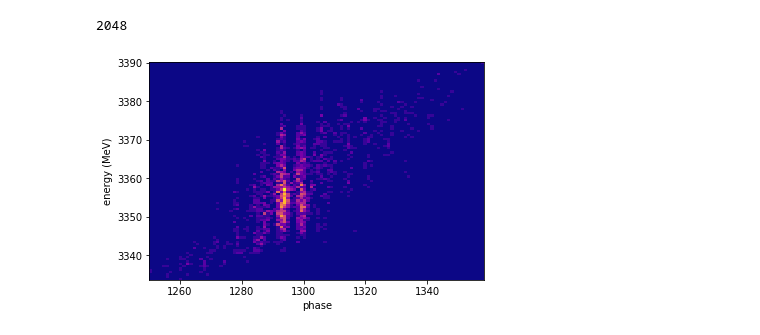
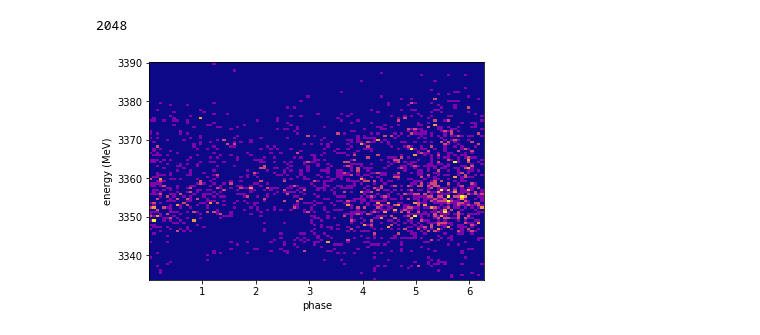
Before and after one commit to slaclab/lume-genesis, a Jupyter notebook: examples/simple_genesis_run.ipynb, the cells around one changed output. Drawn from its saved outputs; the diff is of its cells as text; code cells hidden in the pictures.

Commit message:
Major Genesis class rewrite, to be more similar to lume-astra and lume-impact

```diff
--- a/examples/simple_genesis_run.ipynb
+++ b/examples/simple_genesis_run.ipynb
@@ -59,0 +39,3 @@ Genesis run has finished
+# %%
+# Run genesis with default lattice
+G.run()
@@ -78,0 +84,3 @@ os.getcwd()
+# %%
+# Loads the lattice file. Note that this has already been done on init.
+G.load_lattice()
@@ -117,4 +140,4 @@ show(p)
 # %%
-fname = g.sim_path+'genesis.out.par'
+fname = G.path+'/genesis.out.par'
 fname
 # %% [output]
@@ -122,6 +145,6 @@ fname
 # %%
 pdat = np.fromfile(fname, dtype=np.float).astype(float)
-npart = g.input_params['npart']
+npart = G.input['npart']
 nbunch = int(len(pdat)/6/npart)
 nbunch
 # %% [output]
@@ -135,13 +158,13 @@ len(b[0][2])
 2048
 # %%
 p = b[-1]
-plt.hist2d(p[1], 0.511*p[0], bins=[100,100], cmap=plt.get_cmap('plasma'))
+plt.hist2d(p[1]% (2*np.pi), 0.511*p[0], bins=[100,100], cmap=plt.get_cmap('plasma'))
 plt.xlabel('phase')
 plt.ylabel('energy (MeV)')
 plt.savefig('frame.png')
 plt.show()
 # %% [output]
-[figure, old version]
+[figure, new version]
 # %%
 def frame(i, ):
     p = b[i]
```
Also changed, not shown: parts of 23 cells of this notebook, 12 other files.
